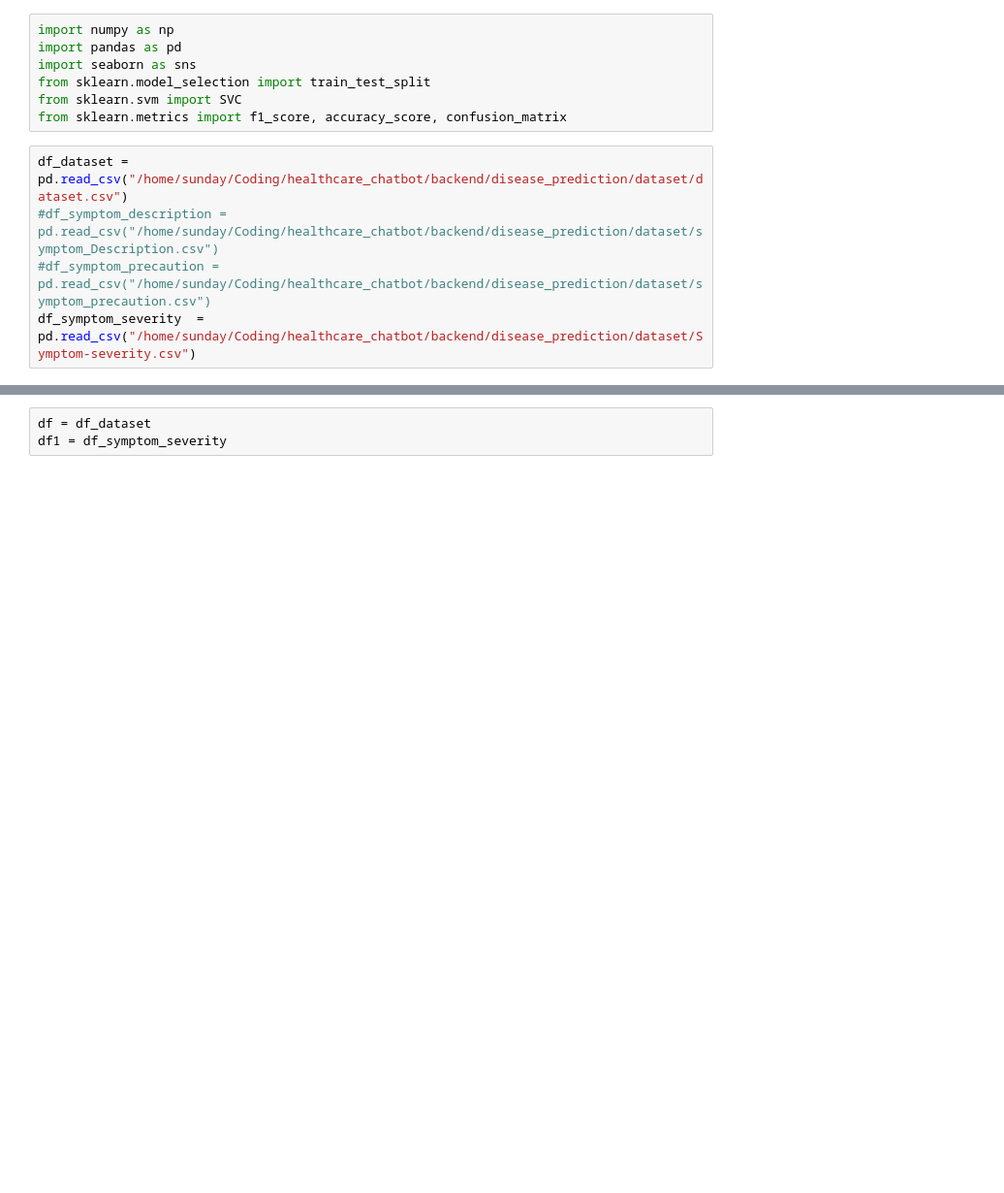
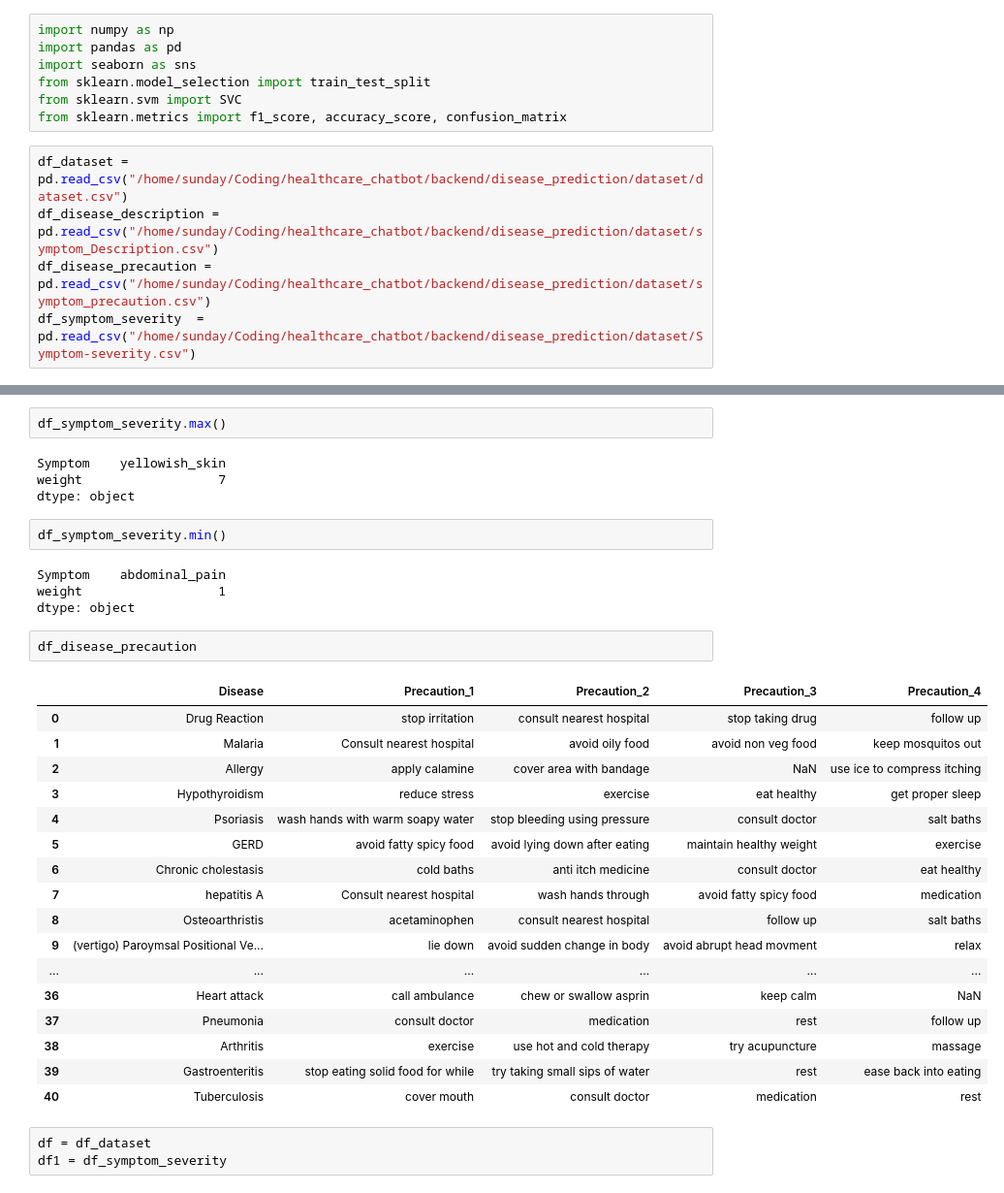
Before and after one commit to nuttysunday/healthcare_chatbot, a Jupyter notebook: backend/disease_prediction/data_cleaning.ipynb, the cells around one changed output, grey strips where cells are left out. Shown at 97% size. Cells and saved outputs as stored; diff of their text form; blank space fills up the shorter version.

```diff
--- a/backend/disease_prediction/data_cleaning.ipynb
+++ b/backend/disease_prediction/data_cleaning.ipynb
@@ -7,6 +7,6 @@ from sklearn.svm import SVC
 from sklearn.metrics import f1_score, accuracy_score, confusion_matrix
 # %%
 df_dataset = pd.read_csv("/home/sunday/Coding/healthcare_chatbot/backend/disease_prediction/dataset/dataset.csv")
-#df_symptom_description = pd.read_csv("/home/sunday/Coding/healthcare_chatbot/backend/disease_prediction/dataset/symptom_Description.csv")
-#df_symptom_precaution = pd.read_csv("/home/sunday/Coding/healthcare_chatbot/backend/disease_prediction/dataset/symptom_precaution.csv")
+df_disease_description = pd.read_csv("/home/sunday/Coding/healthcare_chatbot/backend/disease_prediction/dataset/symptom_Description.csv")
+df_disease_precaution = pd.read_csv("/home/sunday/Coding/healthcare_chatbot/backend/disease_prediction/dataset/symptom_precaution.csv")
 df_symptom_severity  = pd.read_csv("/home/sunday/Coding/healthcare_chatbot/backend/disease_prediction/dataset/Symptom-severity.csv")
@@ -13,3 +29,35 @@ df_symptom_severity  = pd.read_csv("/home/sunday/Coding/healthcare_chatbot/backe
+# %%
+df_symptom_severity.max()
+# %% [output]
+Symptom    yellowish_skin
+weight                  7
+dtype: object
+# %%
+df_symptom_severity.min()
+# %% [output]
+Symptom    abdominal_pain
+weight                  1
+dtype: object
+# %%
+df_disease_precaution
+# %% [output]
+|  | Disease | Precaution_1 | Precaution_2 | Precaution_3 | Precaution_4 |
+| 0 | Drug Reaction | stop irritation | consult nearest hospital | stop taking drug | follow up |
+| 1 | Malaria | Consult nearest hospital | avoid oily food | avoid non veg food | keep mosquitos out |
+| 2 | Allergy | apply calamine | cover area with bandage | NaN | use ice to compress itching |
+| 3 | Hypothyroidism | reduce stress | exercise | eat healthy | get proper sleep |
+| 4 | Psoriasis | wash hands with warm soapy water | stop bleeding using pressure | consult doctor | salt baths |
+| 5 | GERD | avoid fatty spicy food | avoid lying down after eating | maintain healthy weight | exercise |
+| 6 | Chronic cholestasis | cold baths | anti itch medicine | consult doctor | eat healthy |
+| 7 | hepatitis A | Consult nearest hospital | wash hands through | avoid fatty spicy food | medication |
+| 8 | Osteoarthristis | acetaminophen | consult nearest hospital | follow up | salt baths |
+| 9 | (vertigo) Paroymsal Positional Ve... | lie down | avoid sudden change in body | avoid abrupt head movment | relax |
+| ... | ... | ... | ... | ... | ... |
+| 36 | Heart attack | call ambulance | chew or swallow asprin | keep calm | NaN |
+| 37 | Pneumonia | consult doctor | medication | rest | follow up |
+| 38 | Arthritis | exercise | use hot and cold therapy | try acupuncture | massage |
+| 39 | Gastroenteritis | stop eating solid food for while | try taking small sips of water | rest | ease back into eating |
+| 40 | Tuberculosis | cover mouth | consult doctor | medication | rest |
 # %%
 df = df_dataset
 df1 = df_symptom_severity
```
Also changed, not shown: parts of 1 cell of this notebook, 4 other files.
